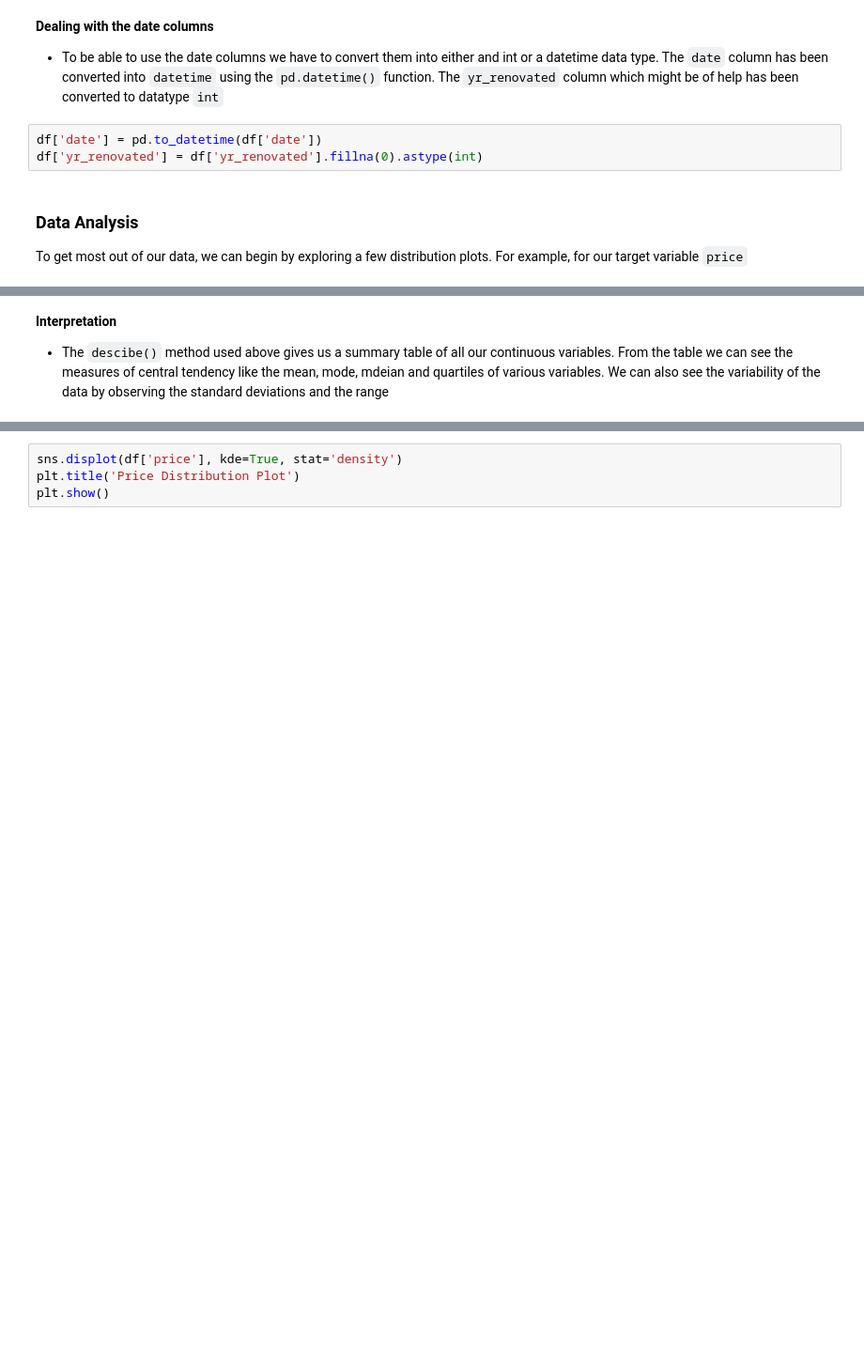
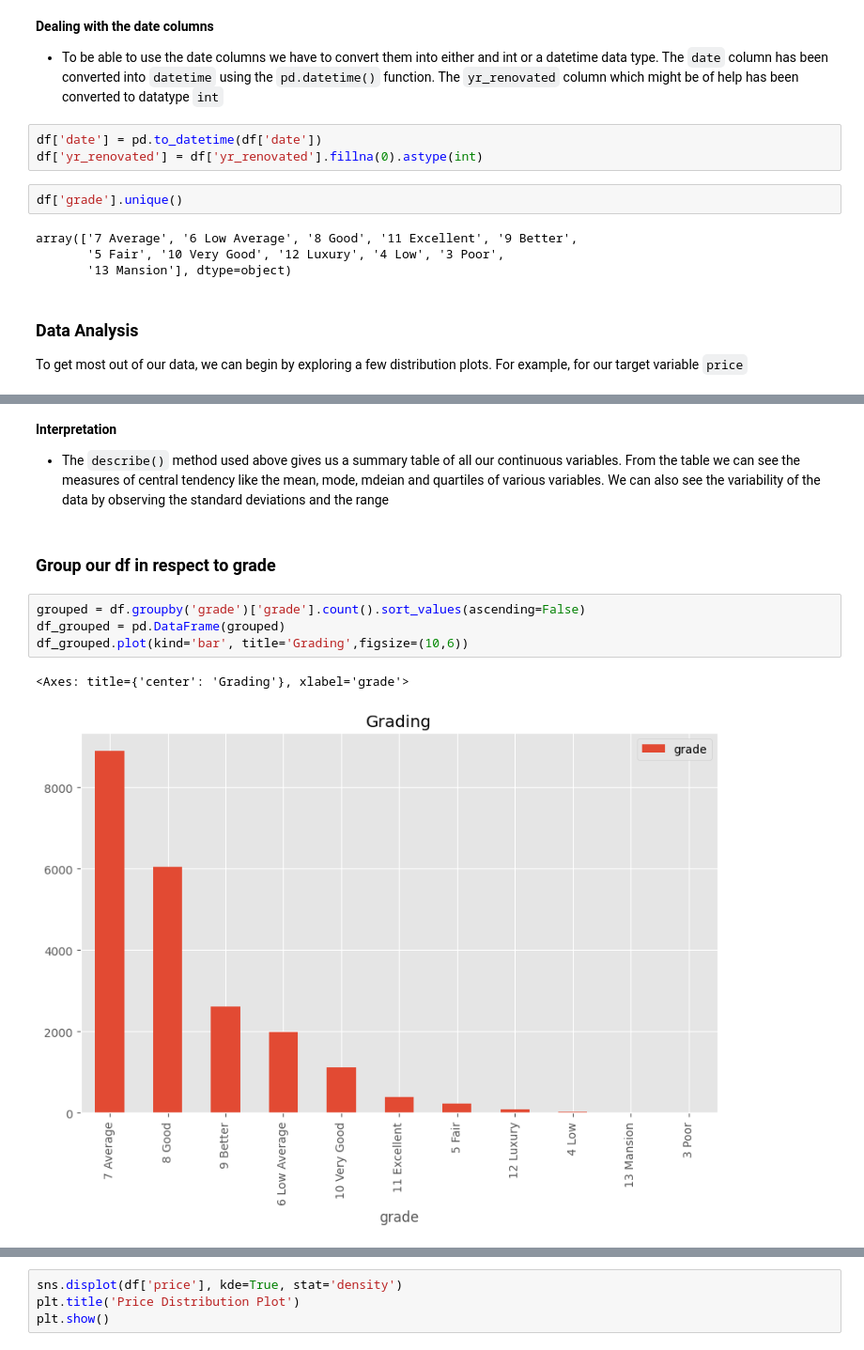
Before and after one commit to D-EKALE/KC-Housing-Project-2, a Jupyter notebook: student.ipynb, the cells around one changed output, grey strips where cells are left out. Shown at 94% size. Saved outputs shown, nothing was run; the diff lists cells and outputs as text; blank space fills up the shorter version.

````diff
--- a/student.ipynb
+++ b/student.ipynb
@@ -120,6 +119,12 @@ memory usage: 3.6+ MB
 # %%
 df['date'] = pd.to_datetime(df['date'])
 df['yr_renovated'] = df['yr_renovated'].fillna(0).astype(int)
+# %%
+df['grade'].unique()
+# %% [output]
+array(['7 Average', '6 Low Average', '8 Good', '11 Excellent', '9 Better',
+       '5 Fair', '10 Very Good', '12 Luxury', '4 Low', '3 Poor',
+       '13 Mansion'], dtype=object)
 # %% [markdown]
 ### Data Analysis
 To get most out of our data, we can begin by exploring a few distribution plots. For example, for our target variable ```price```
@@ -137,4 +142,13 @@ df.describe()
 | max | 9.900000e+09 | 7.700000e+06 | 33.000000 | 8.000000 | 13540.000000 | 1.651359e+06 | 3.500000 | 9410.000000 | 2015.000000 | ... |
 # %% [markdown]
 **Interpretation**
-* The ```descibe()``` method used above gives us a summary table of all our continuous variables. From the table we can see the measures of central tendency like the mean, mode, mdeian and quartiles of various variables. We can also see the variability of the data by observing the standard deviations and the range
+* The ```describe()``` method used above gives us a summary table of all our continuous variables. From the table we can see the measures of central tendency like the mean, mode, mdeian and quartiles of various variables. We can also see the variability of the data by observing the standard deviations and the range
+# %% [markdown]
+### Group our df in respect to grade
+# %%
+grouped = df.groupby('grade')['grade'].count().sort_values(ascending=False)
+df_grouped = pd.DataFrame(grouped)
+df_grouped.plot(kind='bar', title='Grading',figsize=(10,6))
+# %% [output]
+<Axes: title={'center': 'Grading'}, xlabel='grade'>
+[figure, added]
````
Also changed, not shown: parts of 13 cells of this notebook.
